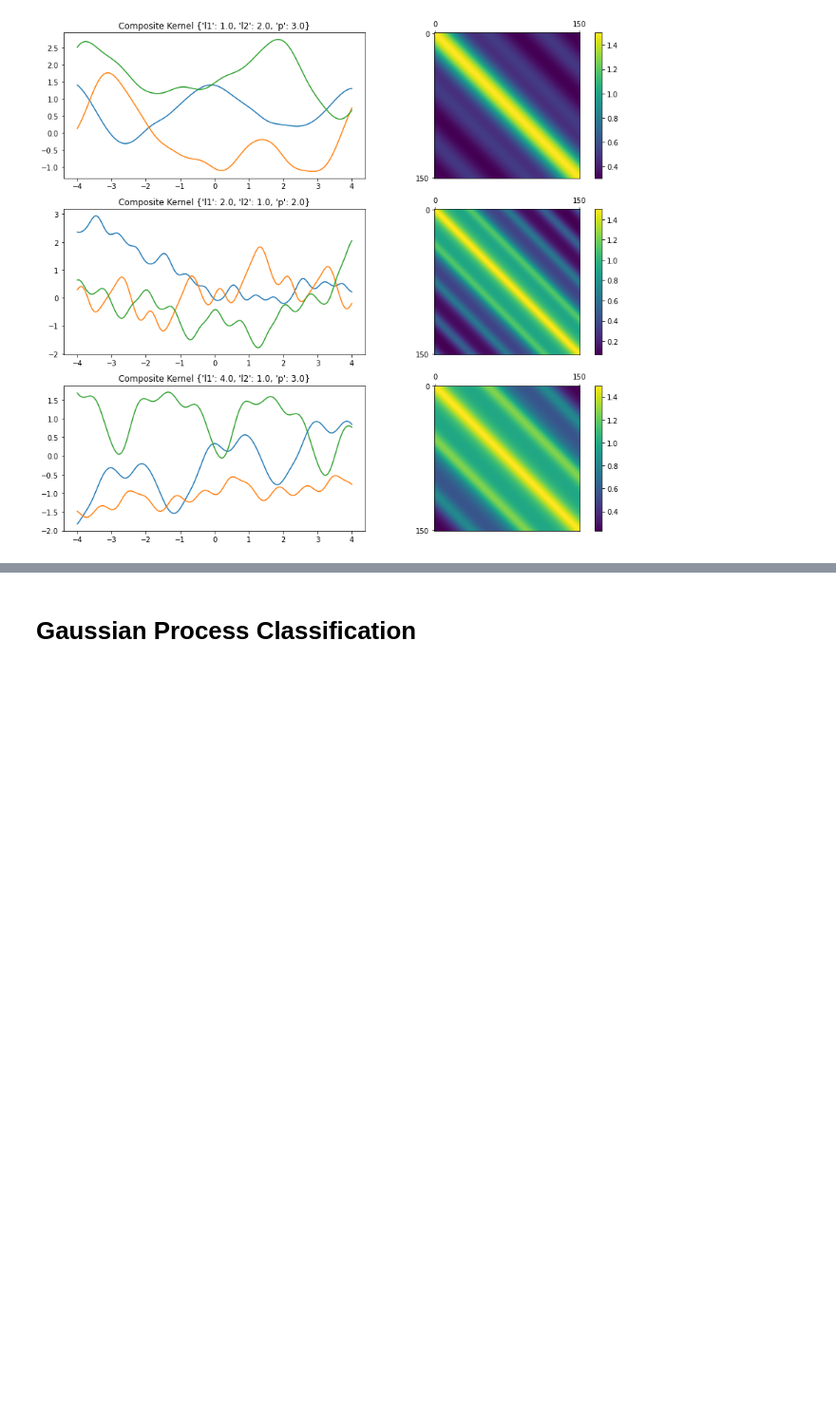
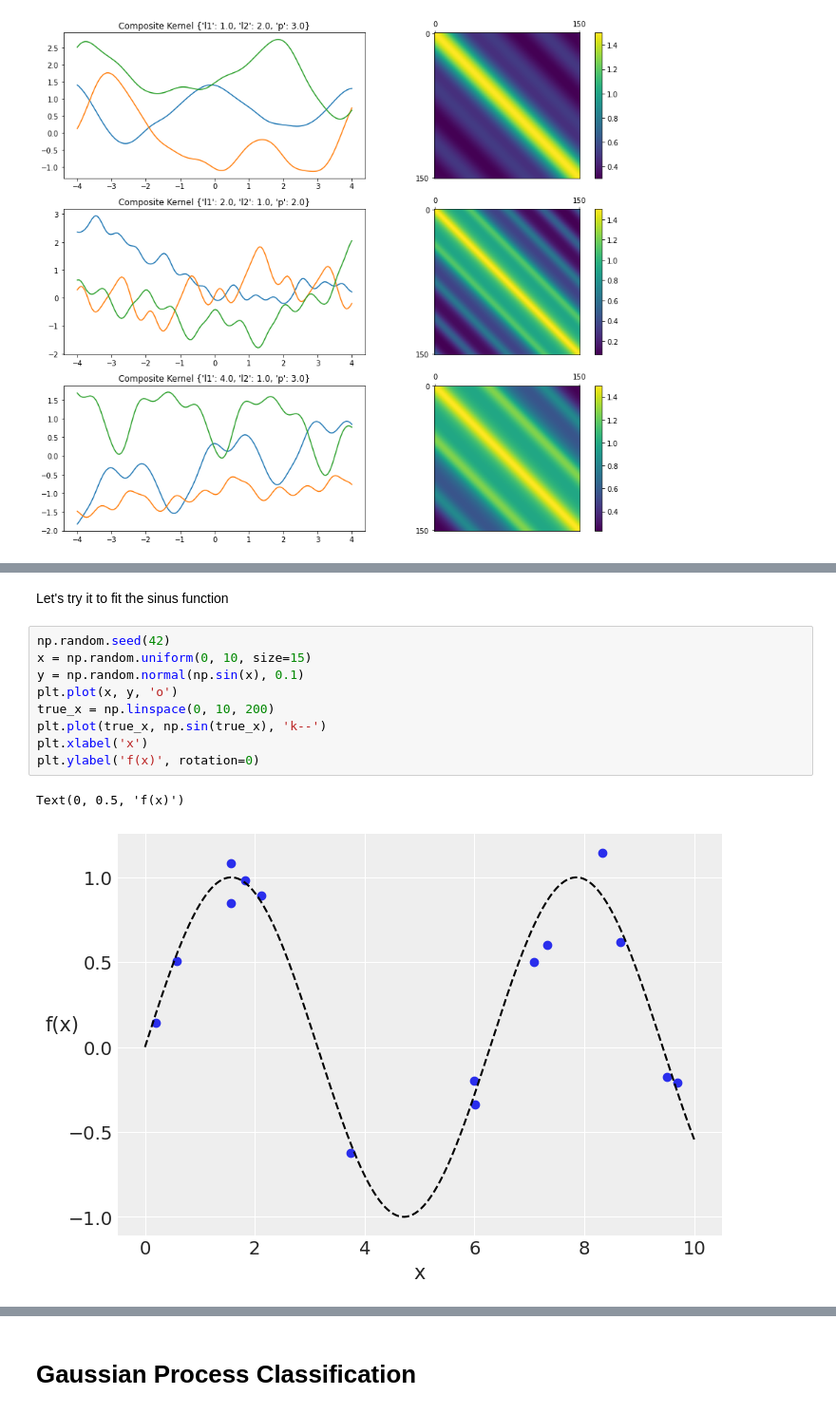
Before and after one commit to loreloc/bayesian-gp-regression, a Jupyter notebook: gaussian_processes.ipynb, the cells around one changed output, grey strips where cells are left out. Shown at 95% size. Cells and saved outputs as stored; diff of their text form; blank space fills up the shorter version.

```diff
--- a/gaussian_processes.ipynb
+++ b/gaussian_processes.ipynb
@@ -140,0 +163,14 @@ plot_gp_sample("Composite Kernel", kernel_composite, kwargs_ls={'l1': [1.0, 2.0,
+# %% [markdown]
+Let's try it to fit the sinus function
+# %%
+np.random.seed(42)
+x = np.random.uniform(0, 10, size=15)
+y = np.random.normal(np.sin(x), 0.1)
+plt.plot(x, y, 'o')
+true_x = np.linspace(0, 10, 200)
+plt.plot(true_x, np.sin(true_x), 'k--')
+plt.xlabel('x')
+plt.ylabel('f(x)', rotation=0)
+# %% [output]
+Text(0, 0.5, 'f(x)')
+[figure, added]
```
Also changed, not shown: parts of 61 cells of this notebook.
